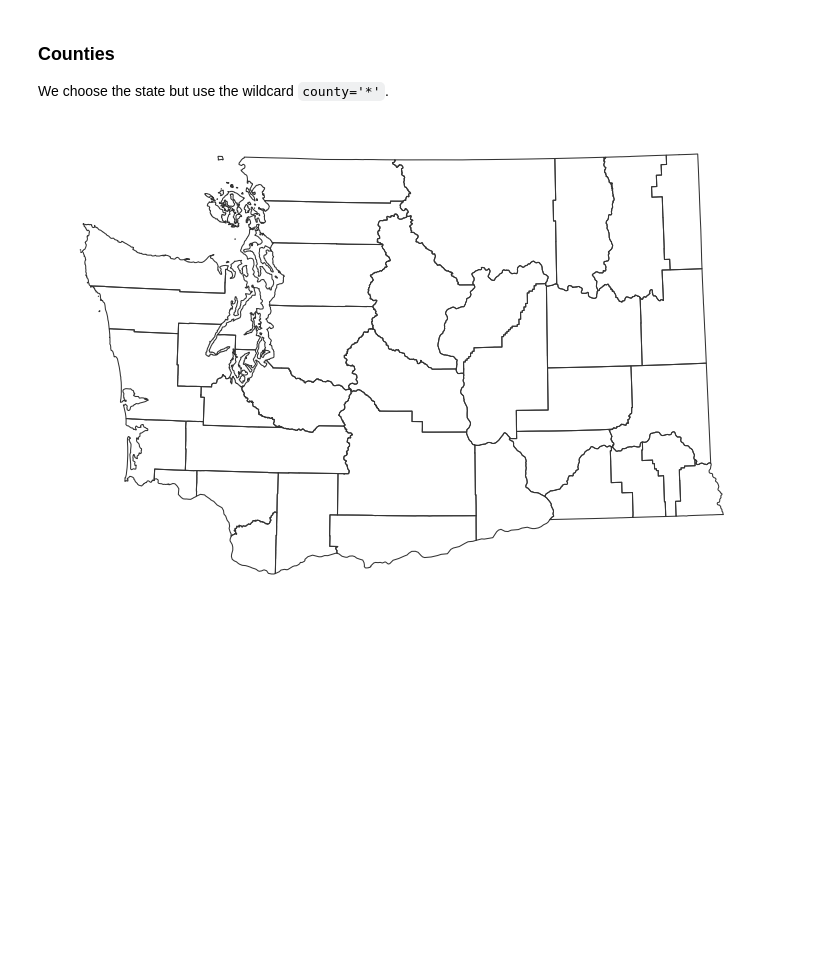
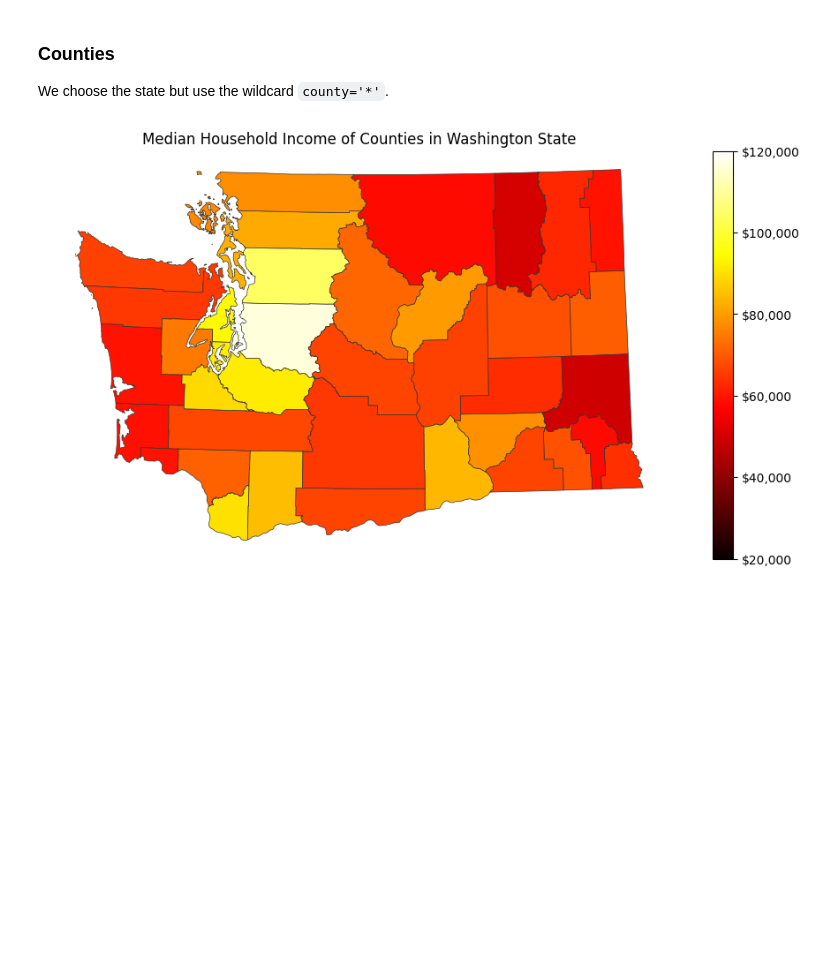
Before and after one commit to censusdis/censusdis-tutorial-2024, a Jupyter notebook: Lessons/Lesson 2 Maps.ipynb, the cells around one changed output. Saved outputs shown, nothing was run; the diff lists cells and outputs as text; code cells hidden in the pictures.

```diff
--- a/Lessons/Lesson 2 Maps.ipynb
+++ b/Lessons/Lesson 2 Maps.ipynb
@@ -121,22 +102,35 @@ None
 ### Counties
 
 We choose the state but use the wildcard `county='*'`.
-# %%
-gdf_counties = ced.download(
-    dataset=ACS5,
-    vintage=2022,
-    download_variables=["NAME"],
-    # All the counties in Washington State.
-    state=states.WA,
-    county="*",
-    with_geometry=True,
-)
-
-ax = cem.plot_map(gdf_counties.boundary, linewidth=0.75, color="#333", figsize=(12, 6))
-ax.axis("off")
-None
-# %% [output]
-[figure, removed]
+# %%
+gdf_counties = ced.download(
+    dataset=ACS5,
+    vintage=2022,
+    download_variables=[MEDIAN_HOUSEHOLD_INCOME_VARIABLE],
+    # All the counties in Washington State.
+    state=states.WA,
+    county="*",
+    with_geometry=True,
+)
+# %%
+ax = cem.plot_map(
+    # Counties
+    gdf_counties,
+    MEDIAN_HOUSEHOLD_INCOME_VARIABLE,
+    cmap="hot",
+    edgecolor="#333",
+    linewidth=0.5,
+    vmin=20_000,
+    vmax=120_000,
+    legend=True,
+    figsize=(12, 6),
+    legend_kwds={"format": FuncFormatter(lambda x, pos: f"${x:,.0f}")},
+)
+
+ax.set_title("Median Household Income of Counties in Washington State")
+_ = ax.axis("off")
+# %% [output]
+[figure, added]
 # %% [markdown]
 <br/><br/><br/><br/><br/><br/><br/><br/>
 <br/><br/><br/><br/><br/><br/><br/><br/>
```
Also changed, not shown: parts of 39 cells of this notebook, 2 other files.
